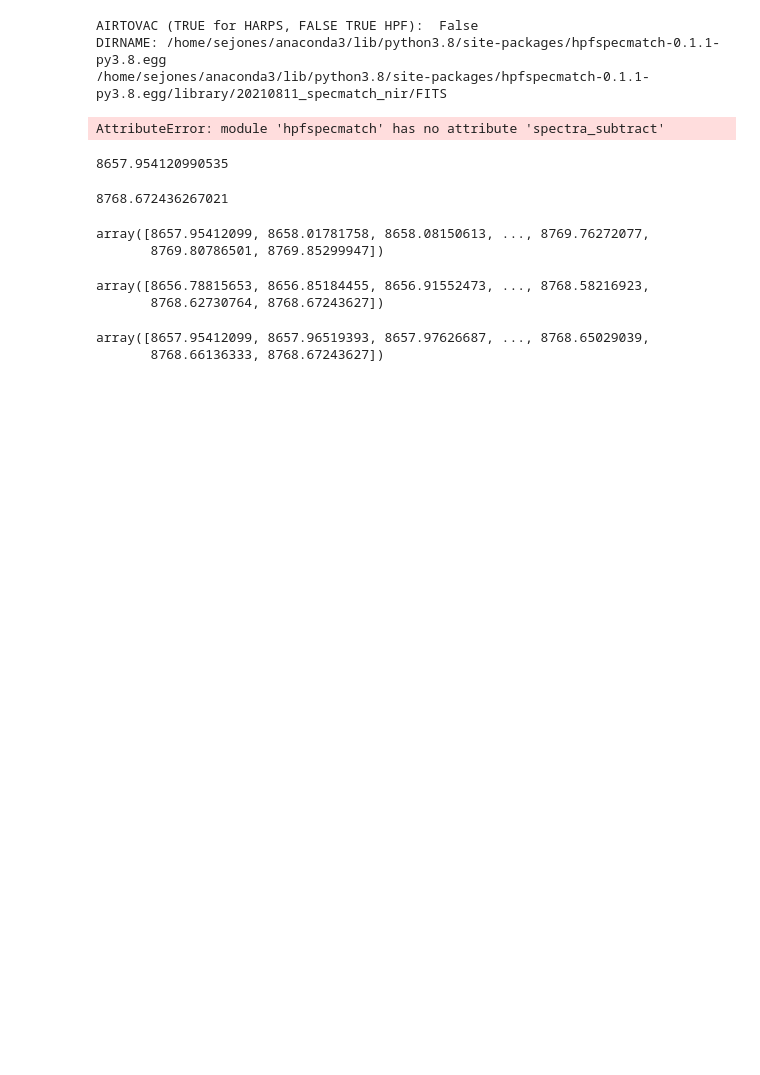
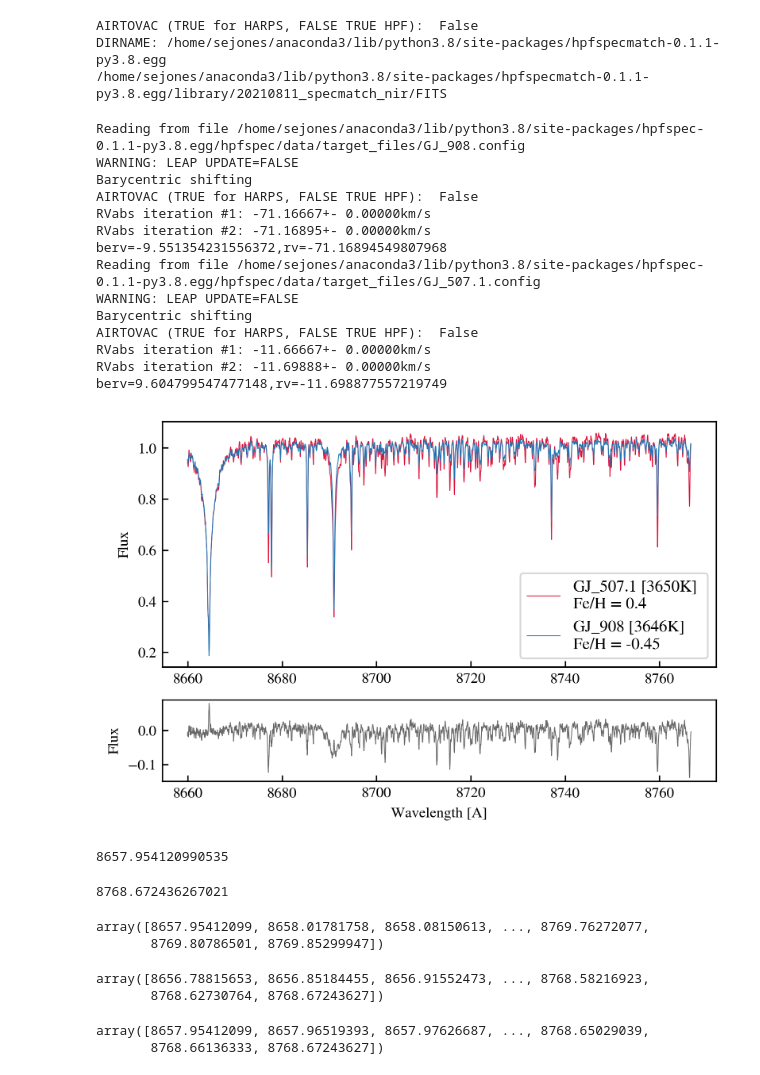
Before and after one commit to sejones22/hpfspecmatch-1, a Jupyter notebook: notebooks/feh_test.ipynb, the cells around one changed output. Drawn from its saved outputs; the diff is of its cells as text; code cells hidden in the pictures; blank space fills up the shorter version.

```diff
--- a/notebooks/feh_test.ipynb
+++ b/notebooks/feh_test.ipynb
@@ -15,7 +19,25 @@ order = 5
+# %%
+targetfile1 = '../library/20210811_specmatch_nir/FITS/{}'.format('Slope-20200208T091710_R01.optimal.fits') # targetname='GJ 908'
+targetfile2 = '../library/20210811_specmatch_nir/FITS/{}'.format('Slope-20191123T122518_R01.optimal.fits') # targetname='GJ 507.1'
+order = 5
 # %%
-hpfspecmatch.spectra_subtract(targetfile1,targetfile2,order)
+hpfspecmatch.spectra_subtract(targetfile1,targetfile2,order,library_csv='../library/20210811_specmatch_nir/20210808_spec_mann_w_files_qual1_pass3.csv')
 # %% [output]
-AttributeError: module 'hpfspecmatch' has no attribute 'spectra_subtract'
+Reading from file /home/sejones/anaconda3/lib/python3.8/site-packages/hpfspec-0.1.1-py3.8.egg/hpfspec/data/target_files/GJ_908.config
+WARNING: LEAP UPDATE=FALSE
+Barycentric shifting
+AIRTOVAC (TRUE for HARPS, FALSE TRUE HPF):  False
+RVabs iteration #1: -71.16667+- 0.00000km/s
+RVabs iteration #2: -71.16895+- 0.00000km/s
+berv=-9.551354231556372,rv=-71.16894549807968
+Reading from file /home/sejones/anaconda3/lib/python3.8/site-packages/hpfspec-0.1.1-py3.8.egg/hpfspec/data/target_files/GJ_507.1.config
+WARNING: LEAP UPDATE=FALSE
+Barycentric shifting
+AIRTOVAC (TRUE for HARPS, FALSE TRUE HPF):  False
+RVabs iteration #1: -11.66667+- 0.00000km/s
+RVabs iteration #2: -11.69888+- 0.00000km/s
+berv=9.604799547477148,rv=-11.698877557219749
+[figure, added]
 # %%
 max(H1.w_shifted[order][0],H2.w_shifted[order][0])
 # %% [output]
```
Also changed, not shown: parts of 2 cells of this notebook, 4 other files.
